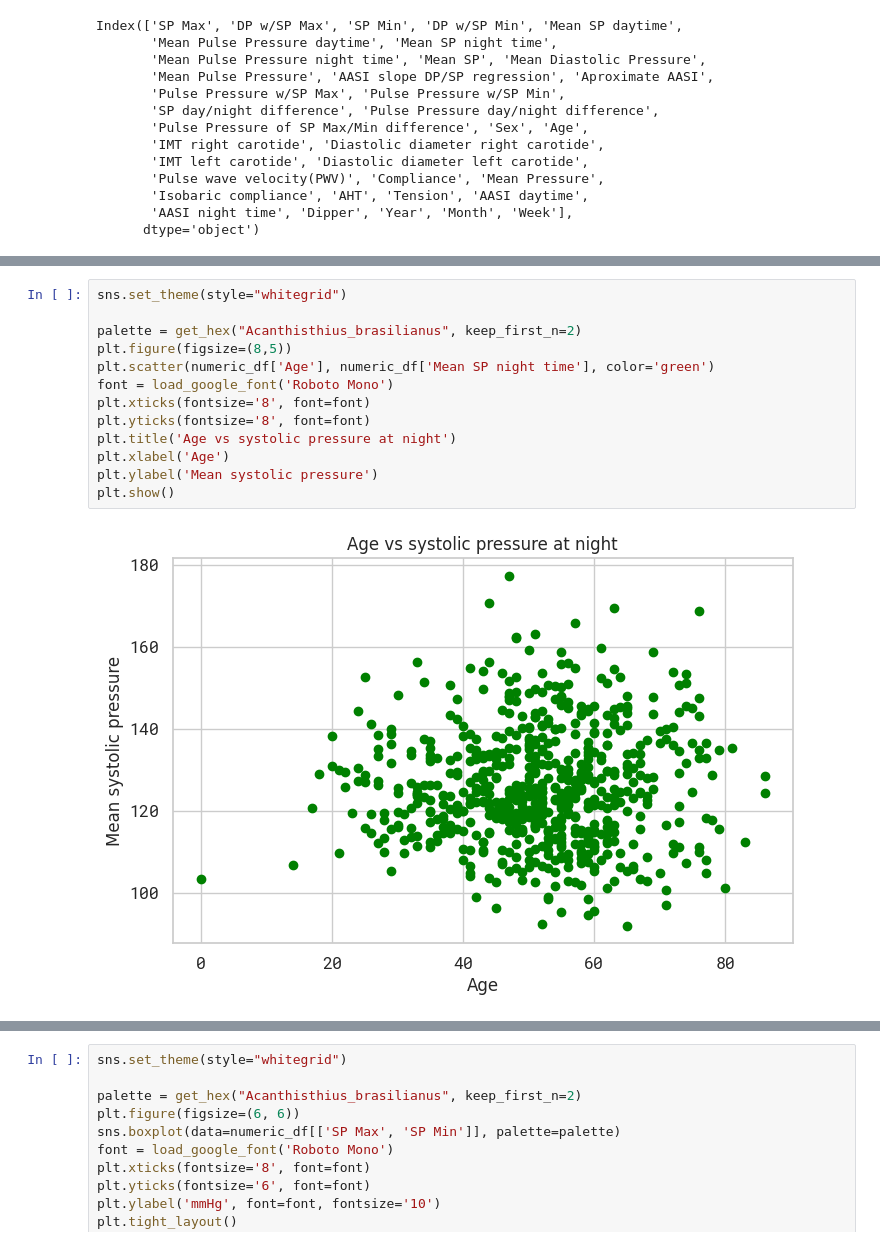
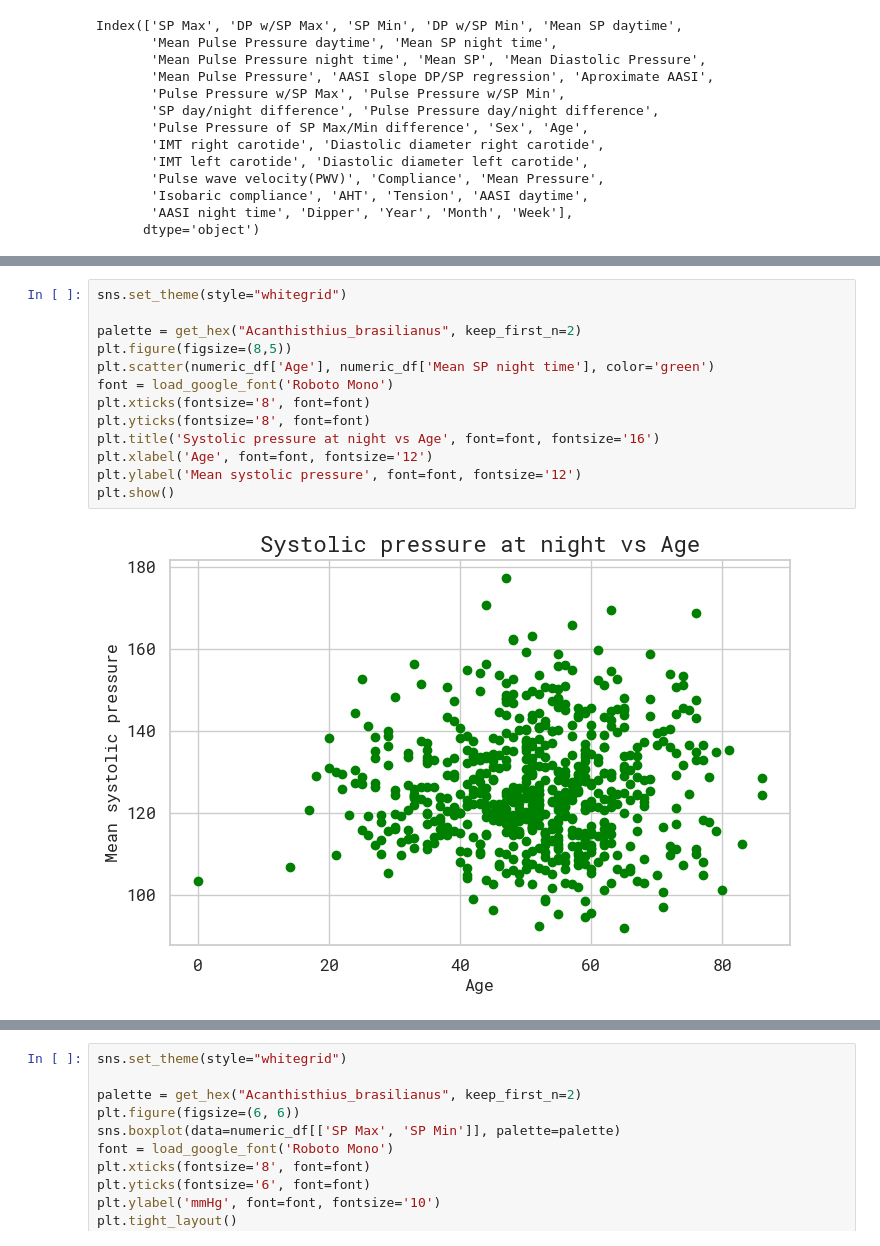
Before and after one commit to Valeria-DataScience/Hypertension, a Jupyter notebook: Arterial_hypertension_EDA.ipynb, the cells around one changed output, grey strips where cells are left out. Drawn from its saved outputs; the diff is of its cells as text.

```diff
--- a/Arterial_hypertension_EDA.ipynb
+++ b/Arterial_hypertension_EDA.ipynb
@@ -485,15 +435,15 @@ plt.show()
 # %%
 sns.set_theme(style="whitegrid")
 
 palette = get_hex("Acanthisthius_brasilianus", keep_first_n=2)
 plt.figure(figsize=(8,5))
 plt.scatter(numeric_df['Age'], numeric_df['Mean SP night time'], color='green')
 font = load_google_font('Roboto Mono')
 plt.xticks(fontsize='8', font=font)
 plt.yticks(fontsize='8', font=font)
-plt.title('Age vs systolic pressure at night')
-plt.xlabel('Age')
-plt.ylabel('Mean systolic pressure')
+plt.title('Systolic pressure at night vs Age', font=font, fontsize='16')
+plt.xlabel('Age', font=font, fontsize='12')
+plt.ylabel('Mean systolic pressure', font=font, fontsize='12')
 plt.show()
 # %% [output]
-[figure, old version]
+[figure, new version]
```
Also changed, not shown: parts of 49 cells of this notebook.
